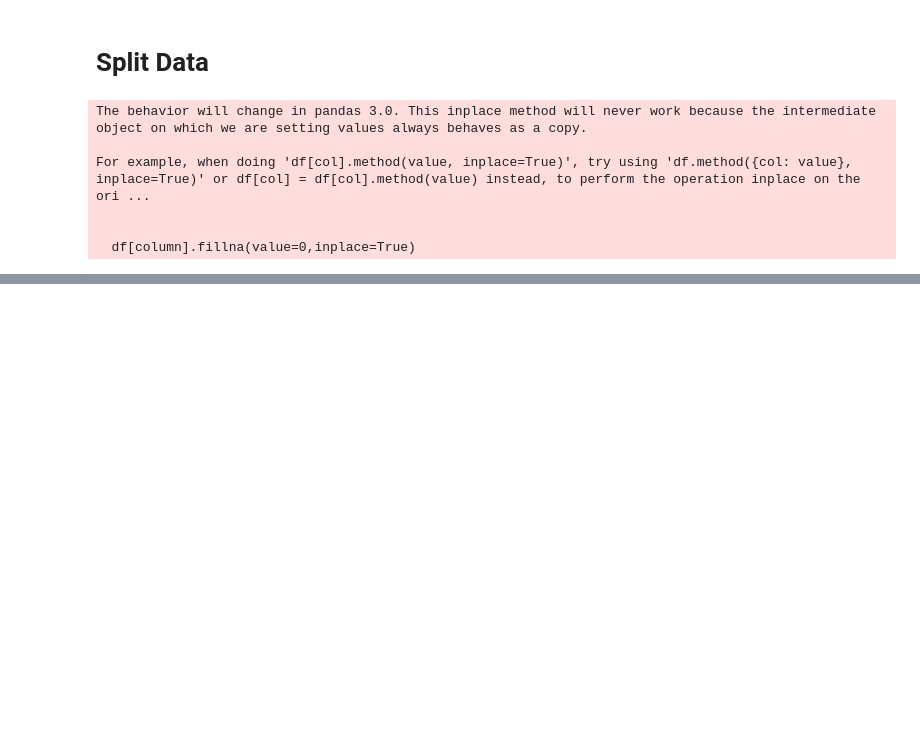
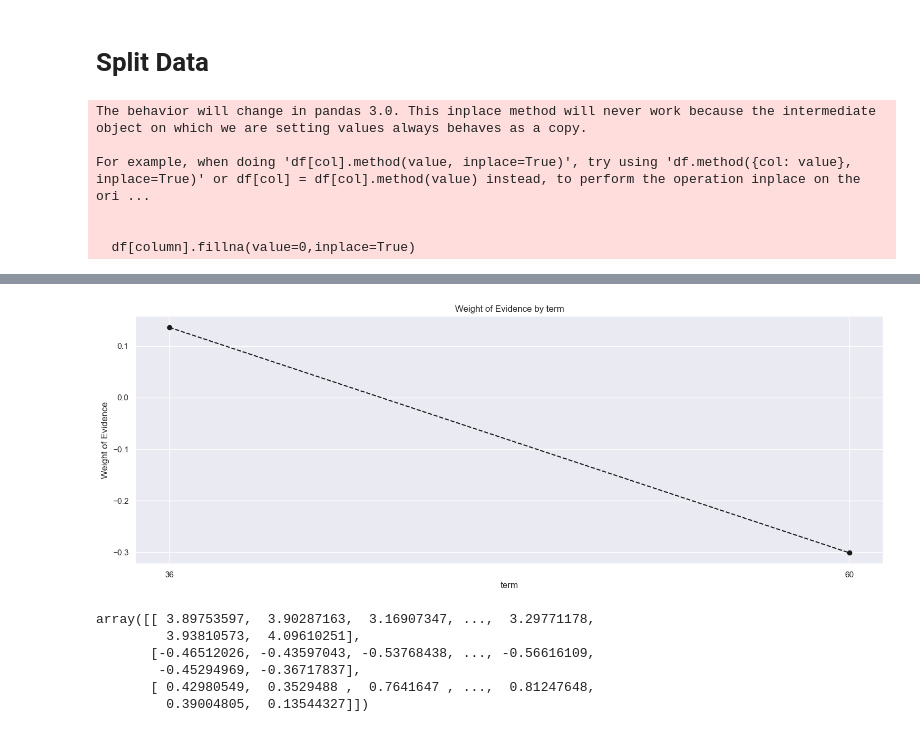
Before and after one commit to TeetyK/Credit_Score_AI, a Jupyter notebook: credit_score.ipynb, the cells around one changed output, grey strips where cells are left out. Drawn from its saved outputs; the diff is of its cells as text; code cells hidden in the pictures; blank space fills up the shorter version.

```diff
--- a/credit_score.ipynb
+++ b/credit_score.ipynb
@@ -214,0 +433,20 @@ Name: issue_d, Length: 373028, dtype: object
+# %%
+def woe_ordered_continuous(df, continuous_variabe_name, y_df):
+    df = pd.concat([df[continuous_variabe_name], y_df], axis = 1)
+    df = pd.concat([df.groupby(df.columns.values[0], as_index = False)[df.columns.values[1]].count(),
+                    df.groupby(df.columns.values[0], as_index = False)[df.columns.values[1]].mean()], axis = 1)
+    df = df.iloc[:, [0, 1, 3]]
+    df.columns = [df.columns.values[0], 'n_obs', 'prop_good']
+    df['prop_n_obs'] = df['n_obs'] / df['n_obs'].sum()
+    df['n_good'] = df['prop_good'] * df['n_obs']
+    df['n_bad'] = (1 - df['prop_good']) * df['n_obs']
+    df['prop_n_good'] = df['n_good'] / df['n_good'].sum()
+    df['prop_n_bad'] = df['n_bad'] / df['n_bad'].sum()
+    df['WoE'] = np.log(df['prop_n_good'] / df['prop_n_bad'])
+    #df = df.sort_values(['WoE'])
+    #df = df.reset_index(drop = True)
+    df['diff_prop_good'] = df['prop_good'].diff().abs()
+    df['diff_WoE'] = df['WoE'].diff().abs()
+    df['IV'] = (df['prop_n_good'] - df['prop_n_bad']) * df['WoE']
+    df['IV'] = df['IV'].sum()
+    return df
@@ -214,0 +460,4 @@ Name: issue_d, Length: 373028, dtype: object
+# %%
+plot_by_woe(df_temp)
+# %% [output]
+[figure, added]
@@ -214,0 +483,10 @@ Name: issue_d, Length: 373028, dtype: object
+# %%
+# len(cluster_labels)
+centroids
+# %% [output]
+array([[ 3.89753597,  3.90287163,  3.16907347, ...,  3.29771178,
+         3.93810573,  4.09610251],
+       [-0.46512026, -0.43597043, -0.53768438, ..., -0.56616109,
+        -0.45294969, -0.36717837],
+       [ 0.42980549,  0.3529488 ,  0.7641647 , ...,  0.81247648,
+         0.39004805,  0.13544327]])
```
Also changed, not shown: parts of 36 cells of this notebook.
